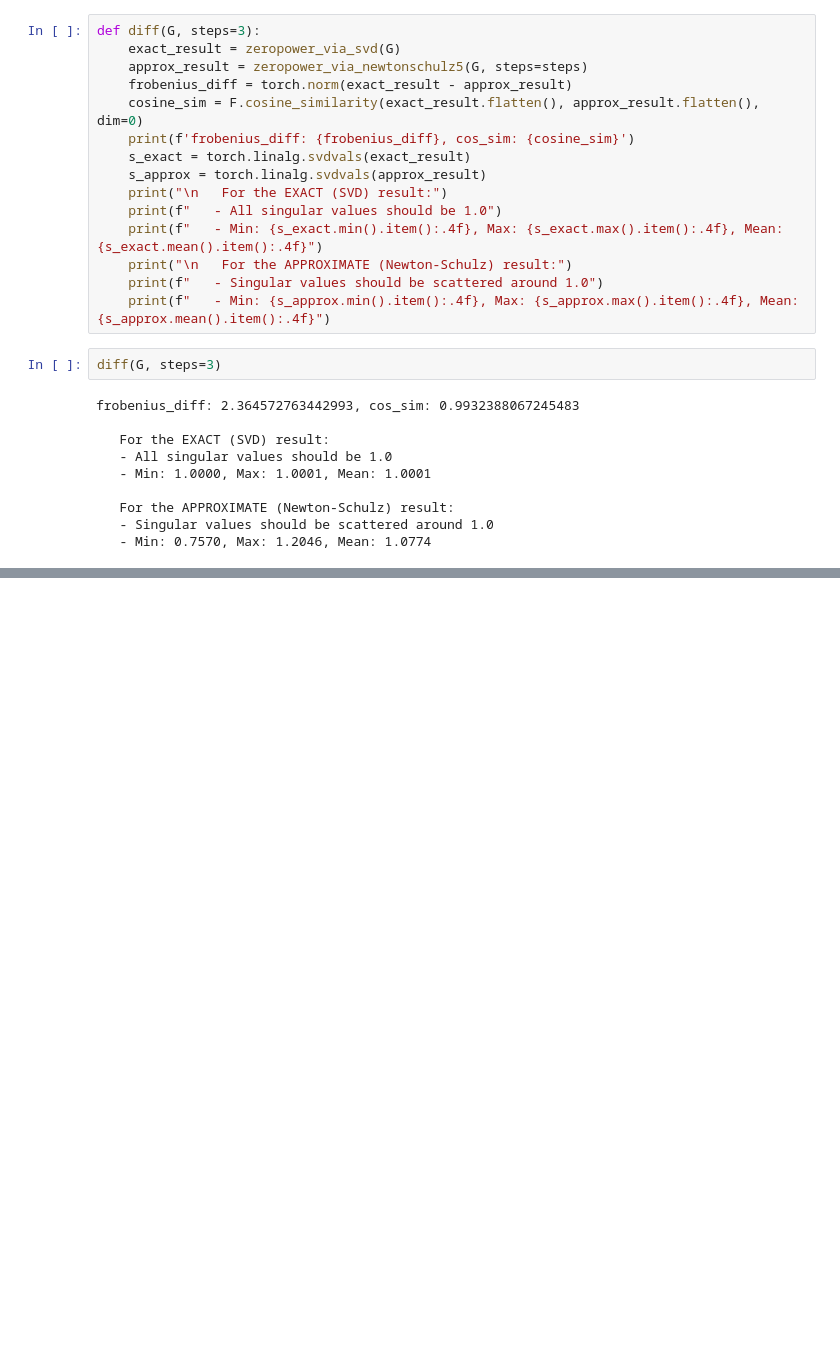
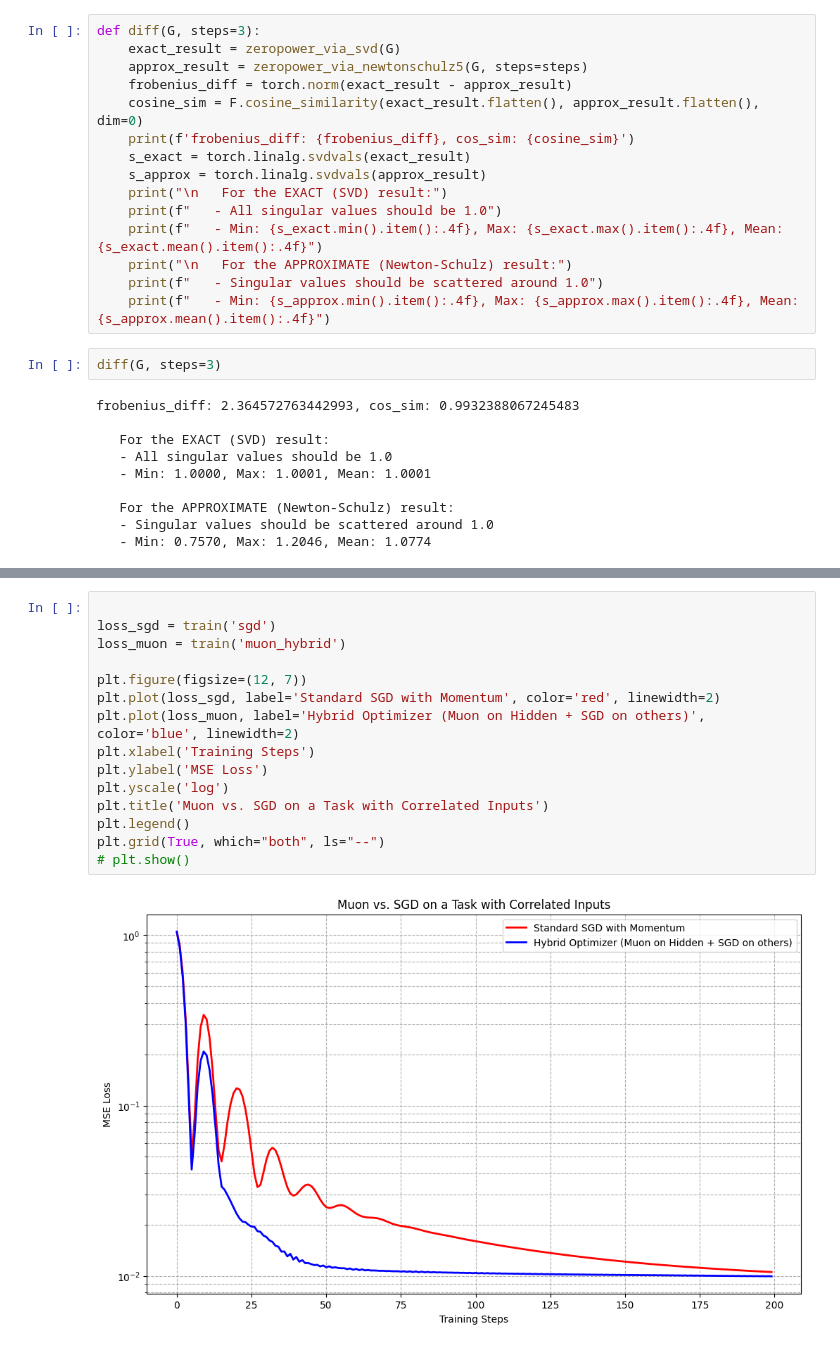
Before and after one commit to chunhuizhang/llm_rl, a Jupyter notebook: tutorials/k2/muon_basics.ipynb, the cells around one changed output, grey strips where cells are left out. Drawn from its saved outputs; the diff is of its cells as text; blank space fills up the shorter version.

```diff
--- a/tutorials/k2/muon_basics.ipynb
+++ b/tutorials/k2/muon_basics.ipynb
@@ -236,0 +355,17 @@ $$
+# %%
+
+loss_sgd = train('sgd')
+loss_muon = train('muon_hybrid')
+
+plt.figure(figsize=(12, 7))
+plt.plot(loss_sgd, label='Standard SGD with Momentum', color='red', linewidth=2)
+plt.plot(loss_muon, label='Hybrid Optimizer (Muon on Hidden + SGD on others)', color='blue', linewidth=2)
+plt.xlabel('Training Steps')
+plt.ylabel('MSE Loss')
+plt.yscale('log')
+plt.title('Muon vs. SGD on a Task with Correlated Inputs')
+plt.legend()
+plt.grid(True, which="both", ls="--")
+# plt.show()
+# %% [output]
+[figure, added]
```
Also changed, not shown: parts of 8 cells of this notebook, 1 other file.
